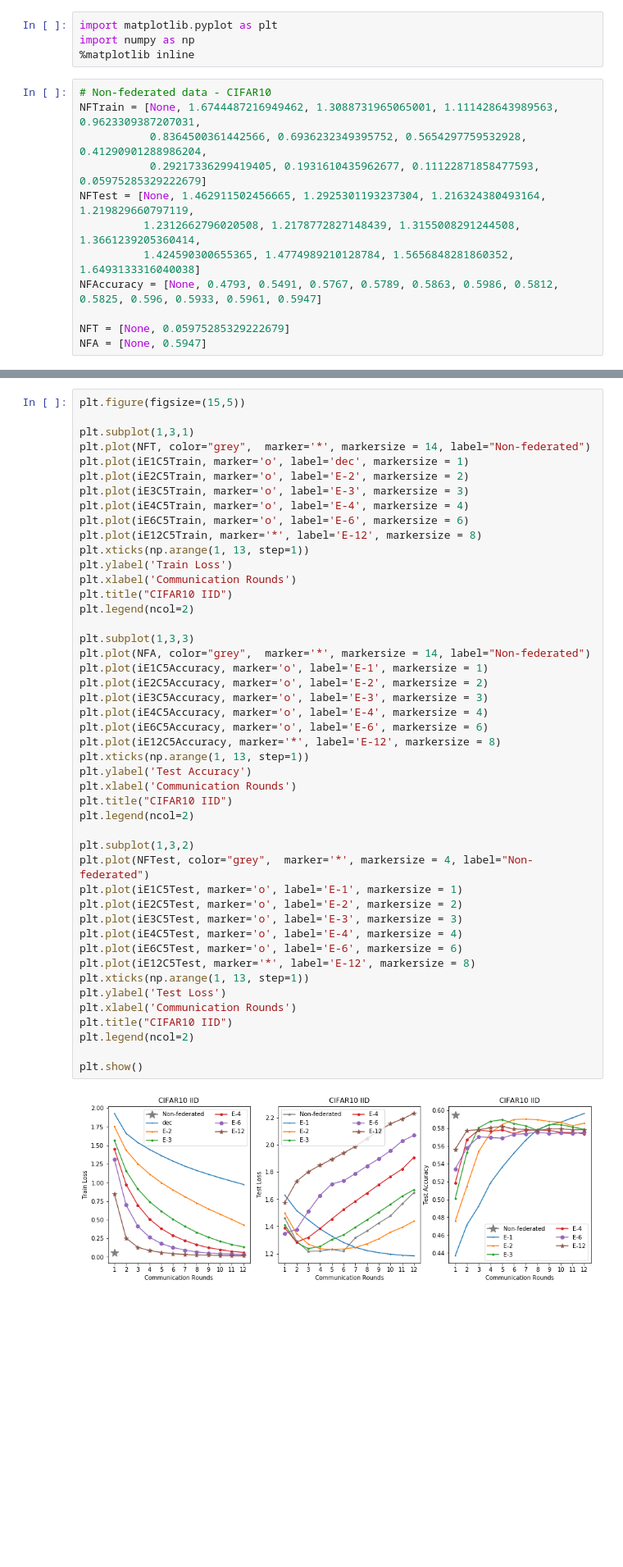
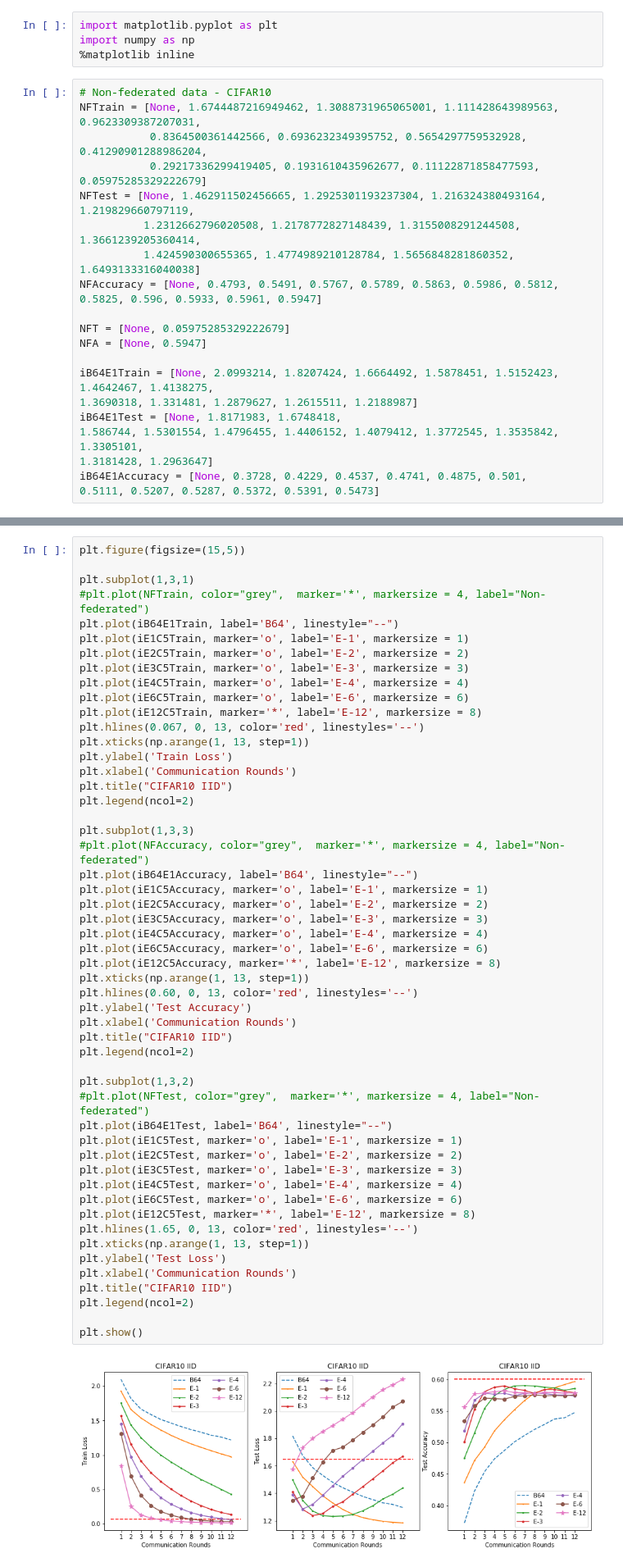
Before and after one commit to abogdanova/FedMed, a Jupyter notebook: Experiments.ipynb, the cells around one changed output, grey strips where cells are left out. Shown at 82% size. Cells and saved outputs as stored; diff of their text form; blank space fills up the shorter version.

```diff
--- a/Experiments.ipynb
+++ b/Experiments.ipynb
@@ -14,3 +14,11 @@ NFAccuracy = [None, 0.4793, 0.5491, 0.5767, 0.5789, 0.5863, 0.5986, 0.5812, 0.58
 
 NFT = [None, 0.05975285329222679]
 NFA = [None, 0.5947]
+
+iB64E1Train = [None, 2.0993214, 1.8207424, 1.6664492, 1.5878451, 1.5152423, 1.4642467, 1.4138275,
+1.3690318, 1.331481, 1.2879627, 1.2615511, 1.2188987]
+iB64E1Test = [None, 1.8171983, 1.6748418,
+1.586744, 1.5301554, 1.4796455, 1.4406152, 1.4079412, 1.3772545, 1.3535842, 1.3305101,
+1.3181428, 1.2963647]
+iB64E1Accuracy = [None, 0.3728, 0.4229, 0.4537, 0.4741, 0.4875, 0.501,
+0.5111, 0.5207, 0.5287, 0.5372, 0.5391, 0.5473]
@@ -18,13 +30,15 @@ NFA = [None, 0.5947]
 plt.figure(figsize=(15,5))
 
 plt.subplot(1,3,1)
-plt.plot(NFT, color="grey",  marker='*', markersize = 14, label="Non-federated")
-plt.plot(iE1C5Train, marker='o', label='dec', markersize = 1)
+#plt.plot(NFTrain, color="grey",  marker='*', markersize = 4, label="Non-federated")
+plt.plot(iB64E1Train, label='B64', linestyle="--")
+plt.plot(iE1C5Train, marker='o', label='E-1', markersize = 1)
 plt.plot(iE2C5Train, marker='o', label='E-2', markersize = 2)
 plt.plot(iE3C5Train, marker='o', label='E-3', markersize = 3)
 plt.plot(iE4C5Train, marker='o', label='E-4', markersize = 4)
 plt.plot(iE6C5Train, marker='o', label='E-6', markersize = 6)
 plt.plot(iE12C5Train, marker='*', label='E-12', markersize = 8)
+plt.hlines(0.067, 0, 13, color='red', linestyles='--')
 plt.xticks(np.arange(1, 13, step=1))
 plt.ylabel('Train Loss')
 plt.xlabel('Communication Rounds')
@@ -32,36 +46,40 @@ plt.title("CIFAR10 IID")
 plt.legend(ncol=2)
 
 plt.subplot(1,3,3)
-plt.plot(NFA, color="grey",  marker='*', markersize = 14, label="Non-federated")
+#plt.plot(NFAccuracy, color="grey",  marker='*', markersize = 4, label="Non-federated")
+plt.plot(iB64E1Accuracy, label='B64', linestyle="--")
 plt.plot(iE1C5Accuracy, marker='o', label='E-1', markersize = 1)
 plt.plot(iE2C5Accuracy, marker='o', label='E-2', markersize = 2)
 plt.plot(iE3C5Accuracy, marker='o', label='E-3', markersize = 3)
 plt.plot(iE4C5Accuracy, marker='o', label='E-4', markersize = 4)
 plt.plot(iE6C5Accuracy, marker='o', label='E-6', markersize = 6)
 plt.plot(iE12C5Accuracy, marker='*', label='E-12', markersize = 8)
 plt.xticks(np.arange(1, 13, step=1))
+plt.hlines(0.60, 0, 13, color='red', linestyles='--')
 plt.ylabel('Test Accuracy')
 plt.xlabel('Communication Rounds')
 plt.title("CIFAR10 IID")
 plt.legend(ncol=2)
 
 plt.subplot(1,3,2)
-plt.plot(NFTest, color="grey",  marker='*', markersize = 4, label="Non-federated")
+#plt.plot(NFTest, color="grey",  marker='*', markersize = 4, label="Non-federated")
+plt.plot(iB64E1Test, label='B64', linestyle="--")
 plt.plot(iE1C5Test, marker='o', label='E-1', markersize = 1)
 plt.plot(iE2C5Test, marker='o', label='E-2', markersize = 2)
 plt.plot(iE3C5Test, marker='o', label='E-3', markersize = 3)
 plt.plot(iE4C5Test, marker='o', label='E-4', markersize = 4)
 plt.plot(iE6C5Test, marker='o', label='E-6', markersize = 6)
 plt.plot(iE12C5Test, marker='*', label='E-12', markersize = 8)
+plt.hlines(1.65, 0, 13, color='red', linestyles='--')
 plt.xticks(np.arange(1, 13, step=1))
 plt.ylabel('Test Loss')
 plt.xlabel('Communication Rounds')
 plt.title("CIFAR10 IID")
 plt.legend(ncol=2)
 
 plt.show()
 # %% [output]
-[figure, old version]
+[figure, new version]
 # %% [markdown]
 All of the experiments were conducted on CIFAR10 dataset [ref]. It consists of 60000 small-resolution color images in 10 classes: airplane, automobile, bird, cat, deer, dog, frog, horse, ship, and truck; and is often used for benchmarking image classification algorithms.
 In order to test federated learning on semi-distributed data we assembled several training datasets. In all scenarios, we split 10000 images among 5 users and tested on a holdout data of 10000 images.
```
Also changed, not shown: parts of 1 cell of this notebook, 2 other files.
